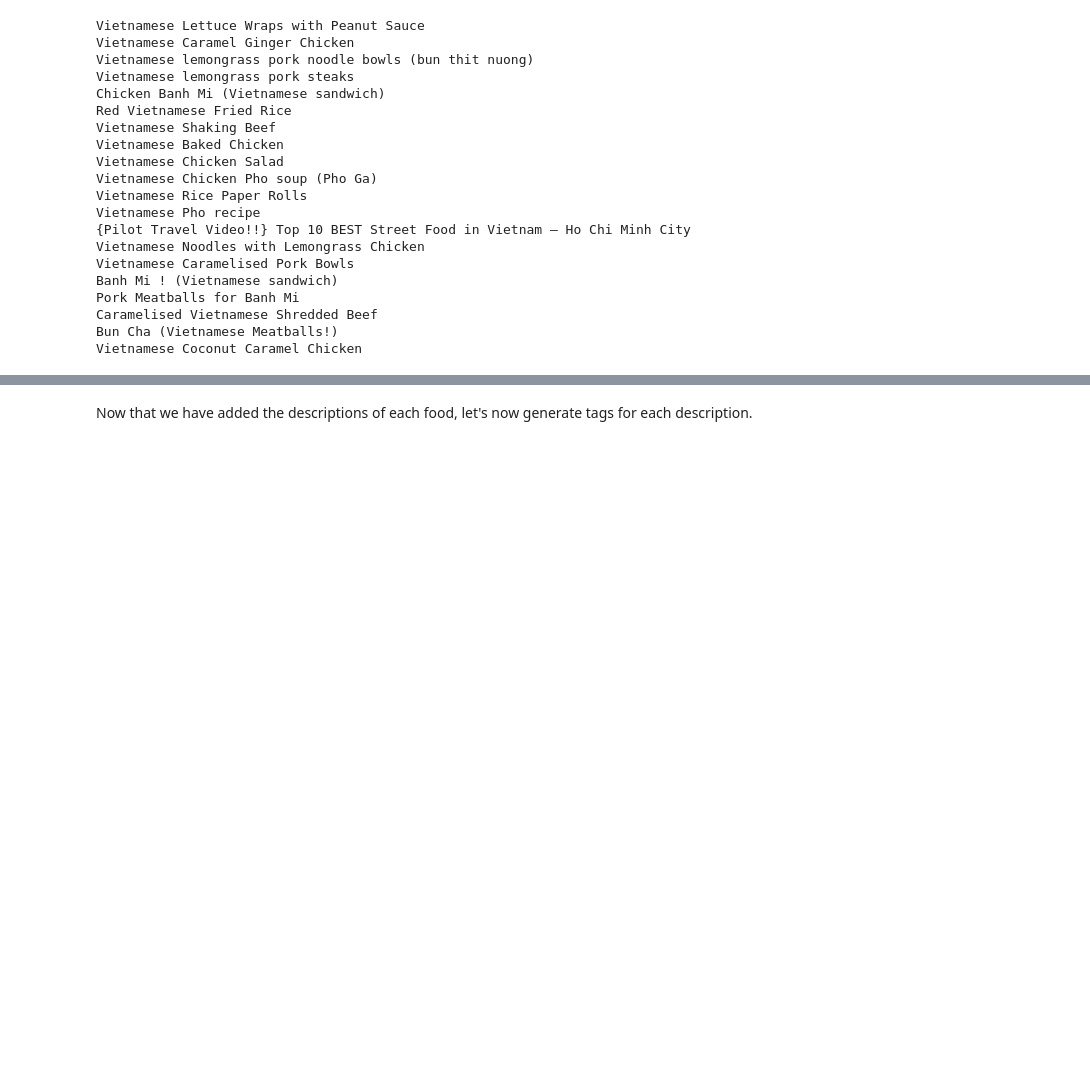
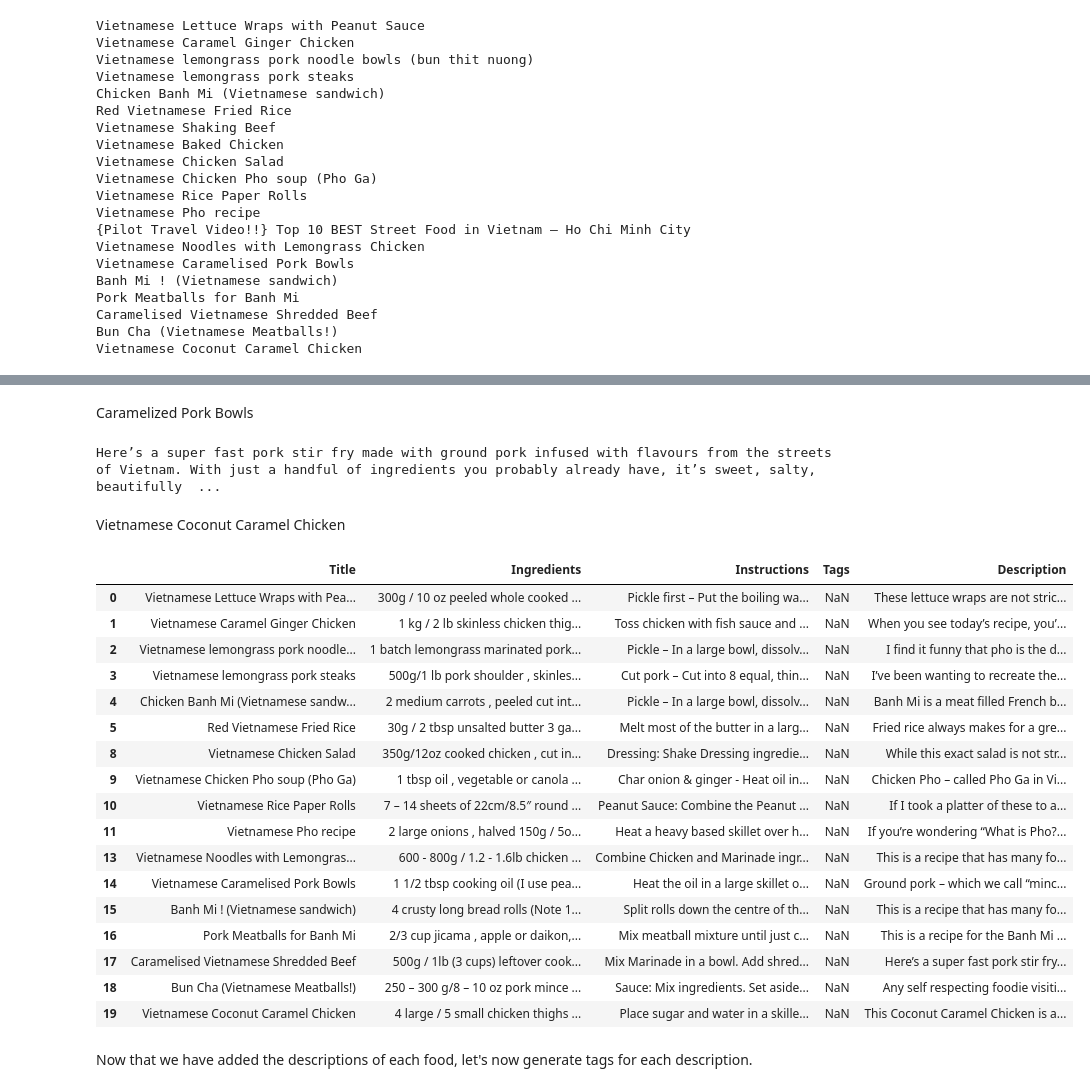
Before and after one commit to klam912/generate_recipe_tags, a Jupyter notebook: recipe_generator.ipynb, the cells around one changed output, grey strips where cells are left out. Cells and saved outputs as stored; diff of their text form; code cells hidden in the pictures; blank space fills up the shorter version.

```diff
--- a/recipe_generator.ipynb
+++ b/recipe_generator.ipynb
@@ -249,0 +261,9 @@ recipes_df.head()
+# %%
+lemon_grass_chicken_page = html_parser('https://www.recipetineats.com/vietnamese-chicken-noodle-bowl/')
+h2s = lemon_grass_chicken_page.find_all('h2',limit=2)
+for h2 in h2s:
+    if h2.get_text() == "Vietnamese Noodles with Lemongrass Chicken":
+        heading = h2
+description_blocks = heading.find_all_next('p', limit=9)
+description = ' '.join(block.get_text() for block in description_blocks)
+recipes_df2.loc[13, "Description"] = description
@@ -250,2 +274,51 @@ recipes_df.head()
+# %%
+banh_mi_page = html_parser('https://www.recipetineats.com/banh-mi-vietnamese-sandwich/')
+h2s = banh_mi_page.find_all('h2',limit=2)
+for h2 in h2s:
+    if h2.get_text() == "What is Banh Mi?":
+        heading = h2
+description_blocks = heading.find_all_next('p', limit=2)
+description = ' '.join(block.get_text() for block in description_blocks)
+recipes_df2.loc[15, "Description"] = description
+# %% [markdown]
+Caramelized Pork Bowls
+# %%
+pork_page = html_parser('https://www.recipetineats.com/vietnamese-caramelised-pork-bowls/')
+paragraph_description = pork_page.find_all('p', limit=5)
+paragraph_description = paragraph_description[2].get_text()
+print(paragraph_description)
+
+recipes_df2.loc[17, "Description"] = paragraph_description
+# %% [output]
+Here’s a super fast pork stir fry made with ground pork infused with flavours from the streets of Vietnam. With just a handful of ingredients you probably already have, it’s sweet, salty, beautifully  ...
+# %% [markdown]
+Vietnamese Coconut Caramel Chicken
+# %%
+chicken_page = html_parser('https://www.recipetineats.com/vietnamese-coconut-caramel-chicken/')
+paragraph_description = chicken_page.find_all('p', limit=7)
+description = (paragraph_description[2].get_text() + paragraph_description[3].get_text() + paragraph_description[5].get_text() + paragraph_description[6].get_text())
+
+recipes_df2.loc[19, "Description"] = description
+# %%
+recipes_df2
+# %% [output]
+|  | Title | Ingredients | Instructions | Tags | Description |
+| 0 | Vietnamese Lettuce Wraps with Pea... | 300g / 10 oz peeled whole cooked ... | Pickle first – Put the boiling wa... | NaN | These lettuce wraps are not stric... |
+| 1 | Vietnamese Caramel Ginger Chicken | 1 kg / 2 lb skinless chicken thig... | Toss chicken with fish sauce and ... | NaN | When you see today’s recipe, you’... |
+| 2 | Vietnamese lemongrass pork noodle... | 1 batch lemongrass marinated pork... | Pickle – In a large bowl, dissolv... | NaN | I find it funny that pho is the d... |
+| 3 | Vietnamese lemongrass pork steaks | 500g/1 lb pork shoulder , skinles... | Cut pork – Cut into 8 equal, thin... | NaN | I’ve been wanting to recreate the... |
+| 4 | Chicken Banh Mi (Vietnamese sandw... | 2 medium carrots , peeled cut int... | Pickle – In a large bowl, dissolv... | NaN | Banh Mi is a meat filled French b... |
+| 5 | Red Vietnamese Fried Rice | 30g / 2 tbsp unsalted butter 3 ga... | Melt most of the butter in a larg... | NaN | Fried rice always makes for a gre... |
+| 8 | Vietnamese Chicken Salad | 350g/12oz cooked chicken , cut in... | Dressing: Shake Dressing ingredie... | NaN | While this exact salad is not str... |
+| 9 | Vietnamese Chicken Pho soup (Pho Ga) | 1 tbsp oil , vegetable or canola ... | Char onion & ginger - Heat oil in... | NaN | Chicken Pho – called Pho Ga in Vi... |
+| 10 | Vietnamese Rice Paper Rolls | 7 – 14 sheets of 22cm/8.5″ round ... | Peanut Sauce: Combine the Peanut ... | NaN | If I took a platter of these to a... |
+| 11 | Vietnamese Pho recipe | 2 large onions , halved 150g / 5o... | Heat a heavy based skillet over h... | NaN | If you’re wondering “What is Pho?... |
+| 13 | Vietnamese Noodles with Lemongras... | 600 - 800g / 1.2 - 1.6lb chicken ... | Combine Chicken and Marinade ingr... | NaN | This is a recipe that has many fo... |
+| 14 | Vietnamese Caramelised Pork Bowls | 1 1/2 tbsp cooking oil (I use pea... | Heat the oil in a large skillet o... | NaN | Ground pork – which we call “minc... |
+| 15 | Banh Mi ! (Vietnamese sandwich) | 4 crusty long bread rolls (Note 1... | Split rolls down the centre of th... | NaN | This is a recipe that has many fo... |
+| 16 | Pork Meatballs for Banh Mi | 2/3 cup jicama , apple or daikon,... | Mix meatball mixture until just c... | NaN | This is a recipe for the Banh Mi ... |
+| 17 | Caramelised Vietnamese Shredded Beef | 500g / 1lb (3 cups) leftover cook... | Mix Marinade in a bowl. Add shred... | NaN | Here’s a super fast pork stir fry... |
+| 18 | Bun Cha (Vietnamese Meatballs!) | 250 – 300 g/8 – 10 oz pork mince ... | Sauce: Mix ingredients. Set aside... | NaN | Any self respecting foodie visiti... |
+| 19 | Vietnamese Coconut Caramel Chicken | 4 large / 5 small chicken thighs ... | Place sugar and water in a skille... | NaN | This Coconut Caramel Chicken is a... |
 # %% [markdown]
 Now that we have added the descriptions of each food, let's now generate tags for each description.
```
Also changed, not shown: parts of 21 cells of this notebook.
